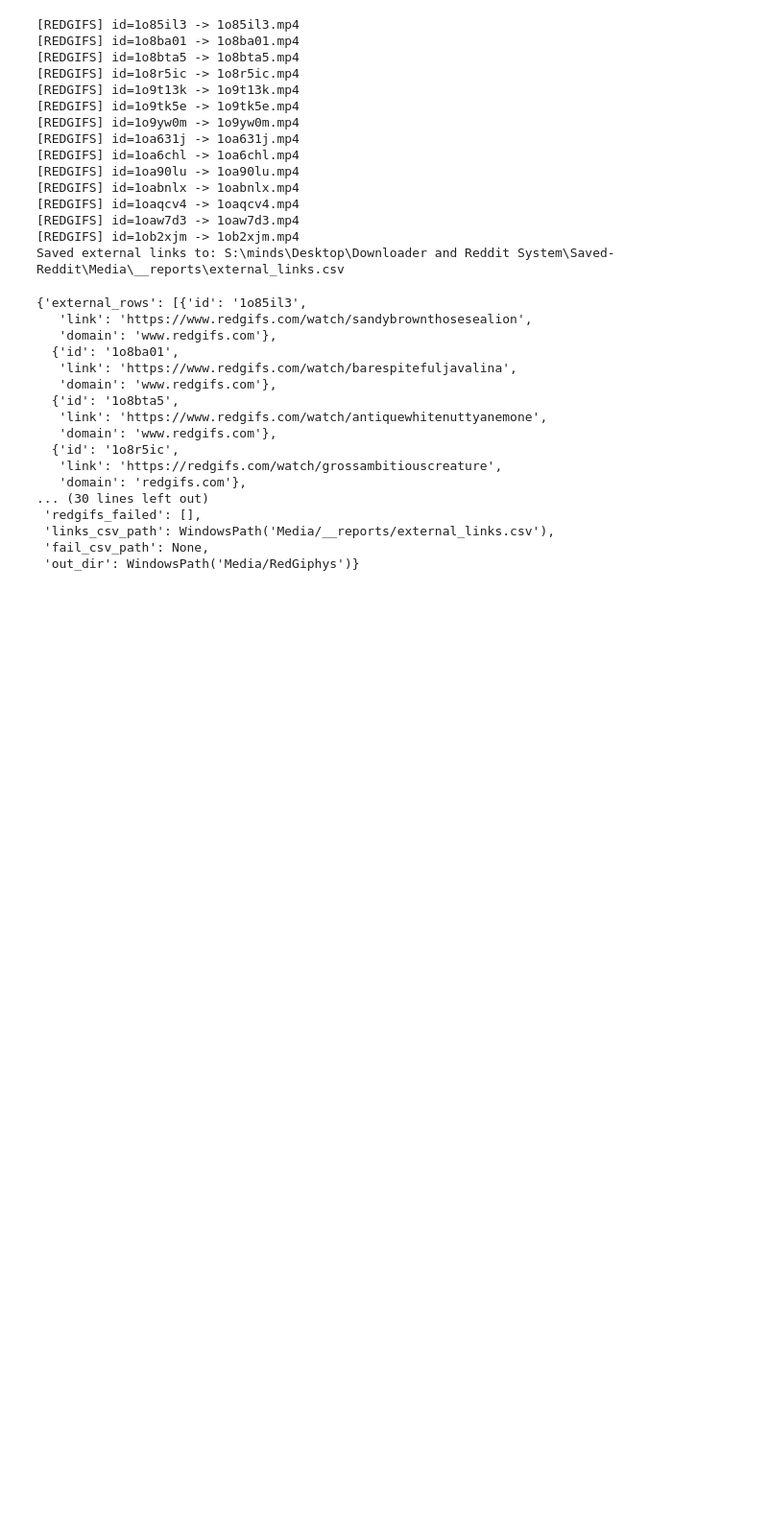
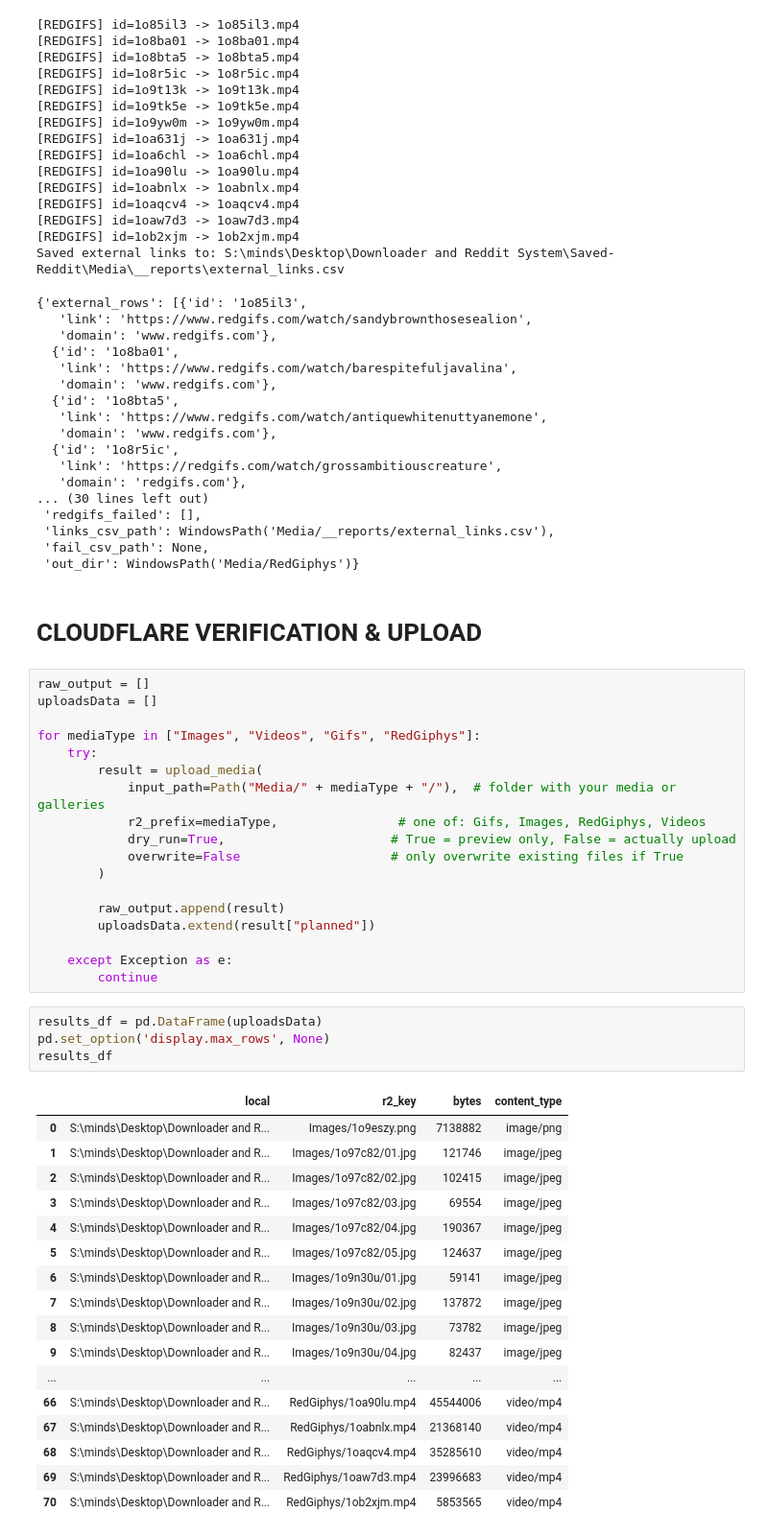
Before and after one commit to private-8-tyken/Saved-Reddit, a Jupyter notebook: Primary Script.ipynb, the cells around one changed output. Shown at 96% size. Cells and saved outputs as stored; diff of their text form; blank space fills up the shorter version.

```diff
--- a/Primary Script.ipynb
+++ b/Primary Script.ipynb
@@ -232,3 +233,45 @@ Saved external links to: S:\minds\Desktop\Downloader and Reddit System\Saved-Red
  'links_csv_path': WindowsPath('Media/__reports/external_links.csv'),
  'fail_csv_path': None,
  'out_dir': WindowsPath('Media/RedGiphys')}
+# %% [markdown]
+# CLOUDFLARE VERIFICATION & UPLOAD
+# %%
+raw_output = []
+uploadsData = []
+
+for mediaType in ["Images", "Videos", "Gifs", "RedGiphys"]:
+    try:
+        result = upload_media(
+            input_path=Path("Media/" + mediaType + "/"),  # folder with your media or galleries
+            r2_prefix=mediaType,                # one of: Gifs, Images, RedGiphys, Videos
+            dry_run=True,                      # True = preview only, False = actually upload
+            overwrite=False                    # only overwrite existing files if True
+        )
+
+        raw_output.append(result)
+        uploadsData.extend(result["planned"])
+
+    except Exception as e:
+        continue
+# %%
+results_df = pd.DataFrame(uploadsData)
+pd.set_option('display.max_rows', None)
+results_df
+# %% [output]
+|  | local | r2_key | bytes | content_type |
+| 0 | S:\minds\Desktop\Downloader and R... | Images/1o9eszy.png | 7138882 | image/png |
+| 1 | S:\minds\Desktop\Downloader and R... | Images/1o97c82/01.jpg | 121746 | image/jpeg |
+| 2 | S:\minds\Desktop\Downloader and R... | Images/1o97c82/02.jpg | 102415 | image/jpeg |
+| 3 | S:\minds\Desktop\Downloader and R... | Images/1o97c82/03.jpg | 69554 | image/jpeg |
+| 4 | S:\minds\Desktop\Downloader and R... | Images/1o97c82/04.jpg | 190367 | image/jpeg |
+| 5 | S:\minds\Desktop\Downloader and R... | Images/1o97c82/05.jpg | 124637 | image/jpeg |
+| 6 | S:\minds\Desktop\Downloader and R... | Images/1o9n30u/01.jpg | 59141 | image/jpeg |
+| 7 | S:\minds\Desktop\Downloader and R... | Images/1o9n30u/02.jpg | 137872 | image/jpeg |
+| 8 | S:\minds\Desktop\Downloader and R... | Images/1o9n30u/03.jpg | 73782 | image/jpeg |
+| 9 | S:\minds\Desktop\Downloader and R... | Images/1o9n30u/04.jpg | 82437 | image/jpeg |
+| ... | ... | ... | ... | ... |
+| 66 | S:\minds\Desktop\Downloader and R... | RedGiphys/1oa90lu.mp4 | 45544006 | video/mp4 |
+| 67 | S:\minds\Desktop\Downloader and R... | RedGiphys/1oabnlx.mp4 | 21368140 | video/mp4 |
+| 68 | S:\minds\Desktop\Downloader and R... | RedGiphys/1oaqcv4.mp4 | 35285610 | video/mp4 |
+| 69 | S:\minds\Desktop\Downloader and R... | RedGiphys/1oaw7d3.mp4 | 23996683 | video/mp4 |
+| 70 | S:\minds\Desktop\Downloader and R... | RedGiphys/1ob2xjm.mp4 | 5853565 | video/mp4 |
```
Also changed, not shown: parts of 2 cells of this notebook, 2 other files.
